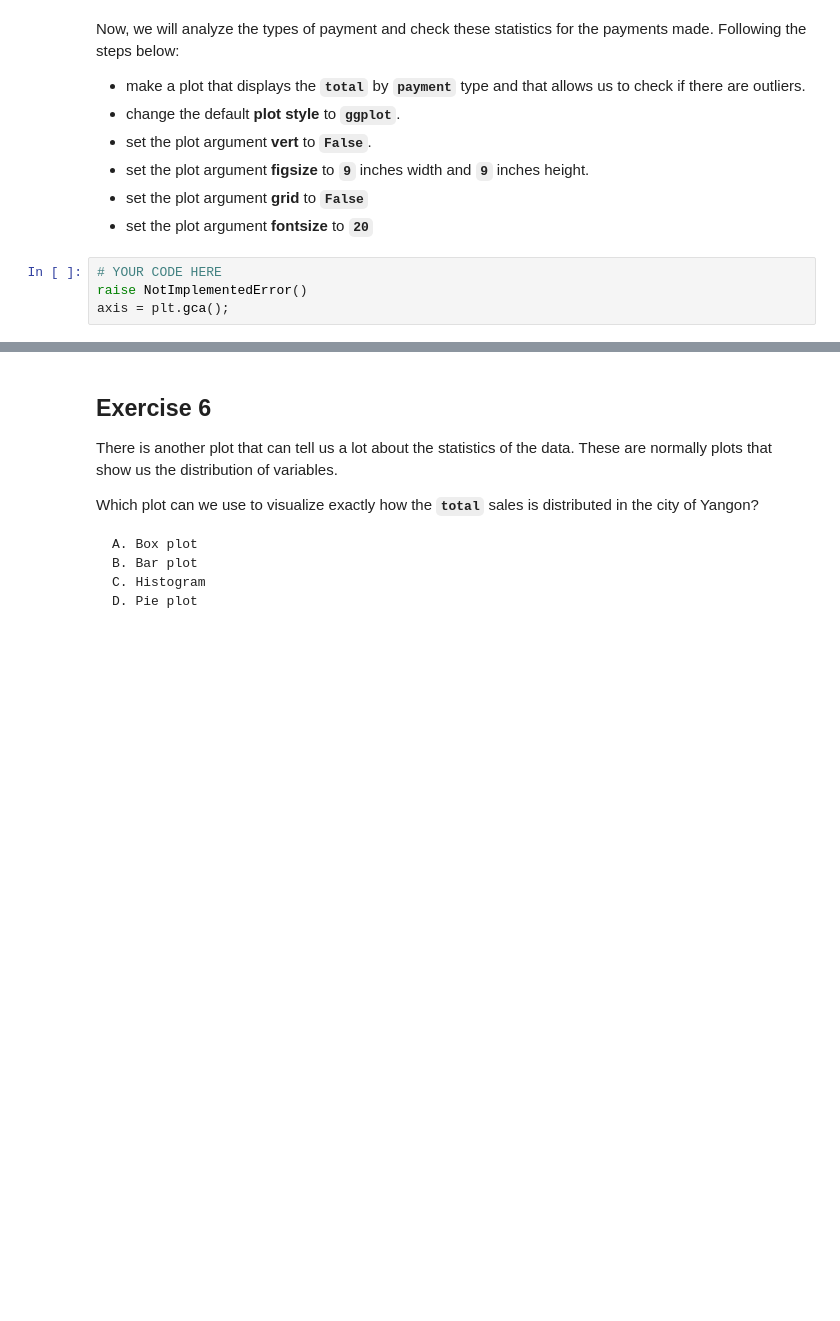
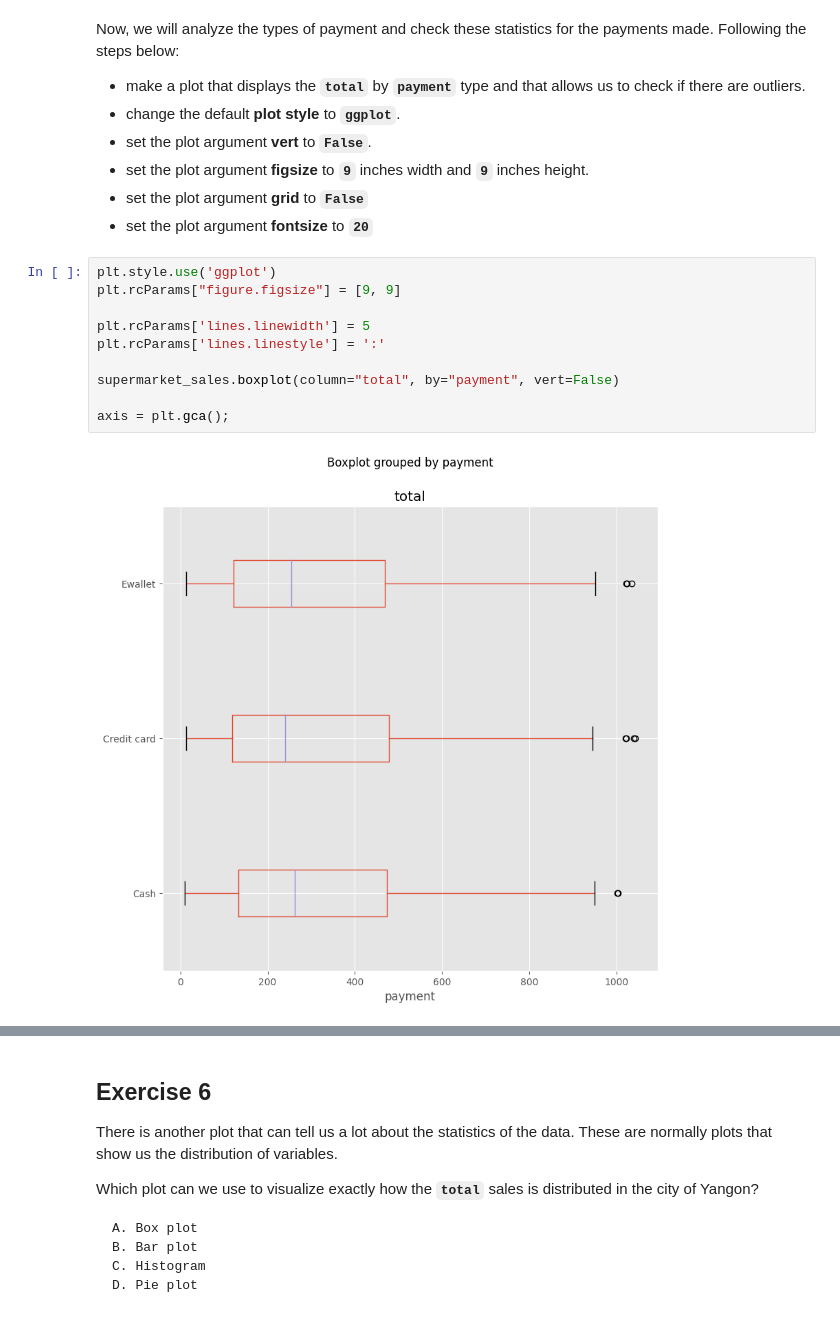
Before and after one commit to carlos-regis/ldsa-admission, a Jupyter notebook: SLU03 - Visualization with Pandas and Matplotlib/Exercise notebook.ipynb, the cells around one changed output, grey strips where cells are left out. Drawn from its saved outputs; the diff is of its cells as text; blank space fills up the shorter version.

```diff
--- a/SLU03 - Visualization with Pandas and Matplotlib/Exercise notebook.ipynb
+++ b/SLU03 - Visualization with Pandas and Matplotlib/Exercise notebook.ipynb
@@ -362,9 +396,17 @@ Now, we will analyze the types of payment and check these statistics for the pay
 - set the plot argument **grid** to **`False`**
 - set the plot argument **fontsize** to **`20`**
 # %%
-# YOUR CODE HERE
-raise NotImplementedError()
+plt.style.use('ggplot')
+plt.rcParams["figure.figsize"] = [9, 9]
+
+plt.rcParams['lines.linewidth'] = 5
+plt.rcParams['lines.linestyle'] = ':'
+
+supermarket_sales.boxplot(column="total", by="payment", vert=False)
+
 axis = plt.gca();
+# %% [output]
+[figure, added]
 # %%
 pc = PlotChecker(axis)
 pc._lines = pc.axis.get_lines()
```
Also changed, not shown: parts of 16 cells of this notebook, 1 other file.
